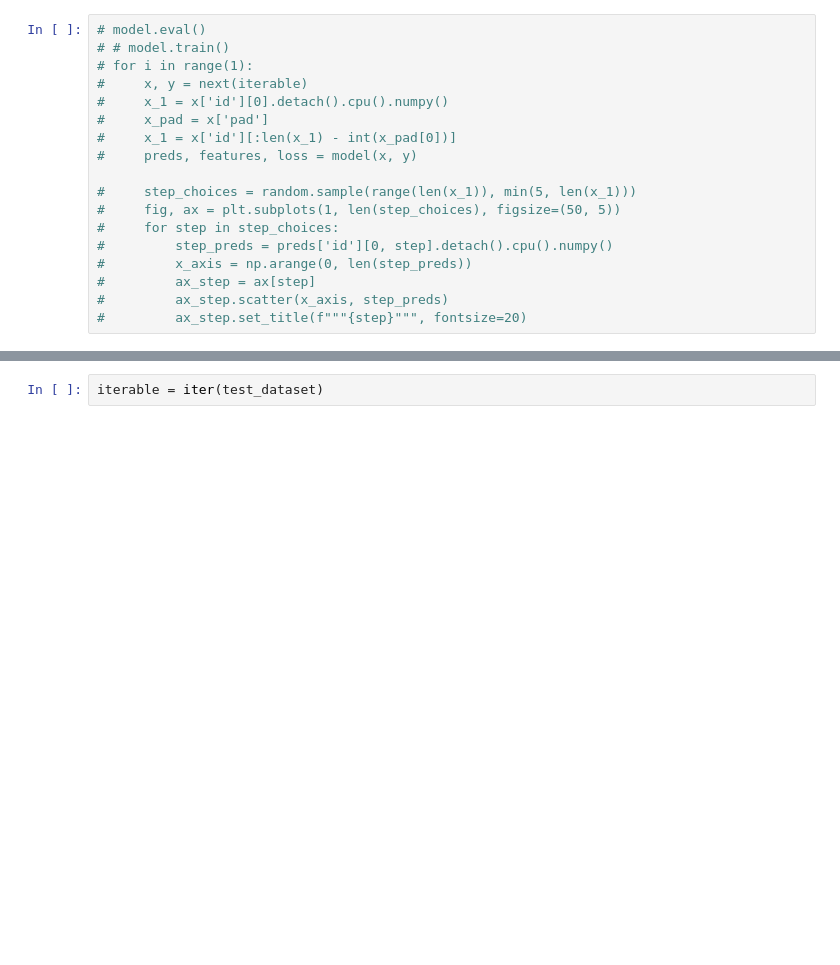
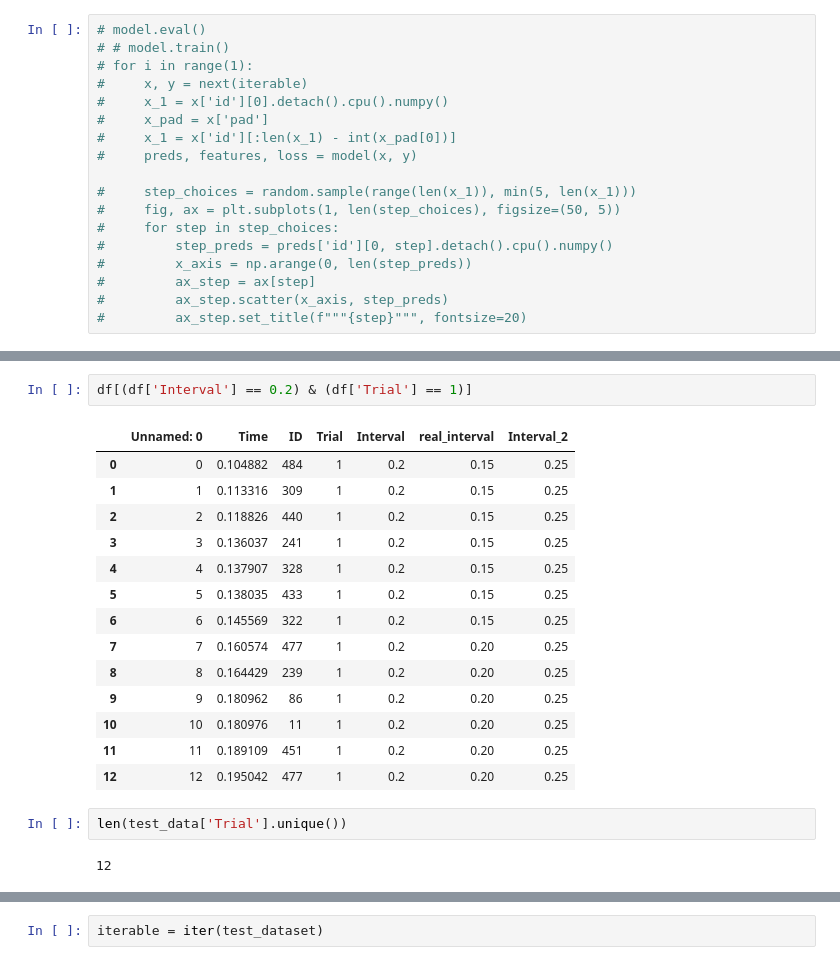
Before and after one commit to a-antoniades/neuroformer_, a Jupyter notebook: neuroformer_OneCombo3_V1AL_classify.ipynb, the cells around one changed output, grey strips where cells are left out. Drawn from its saved outputs; the diff is of its cells as text; blank space fills up the shorter version.

```diff
--- a/neuroformer_OneCombo3_V1AL_classify.ipynb
+++ b/neuroformer_OneCombo3_V1AL_classify.ipynb
@@ -595,3 +593,24 @@ f_idx torch.Size([1, 2])
+# %%
+df[(df['Interval'] == 0.2) & (df['Trial'] == 1)]
+# %% [output]
+|  | Unnamed: 0 | Time | ID | Trial | Interval | real_interval | Interval_2 |
+| 0 | 0 | 0.104882 | 484 | 1 | 0.2 | 0.15 | 0.25 |
+| 1 | 1 | 0.113316 | 309 | 1 | 0.2 | 0.15 | 0.25 |
+| 2 | 2 | 0.118826 | 440 | 1 | 0.2 | 0.15 | 0.25 |
+| 3 | 3 | 0.136037 | 241 | 1 | 0.2 | 0.15 | 0.25 |
+| 4 | 4 | 0.137907 | 328 | 1 | 0.2 | 0.15 | 0.25 |
+| 5 | 5 | 0.138035 | 433 | 1 | 0.2 | 0.15 | 0.25 |
+| 6 | 6 | 0.145569 | 322 | 1 | 0.2 | 0.15 | 0.25 |
+| 7 | 7 | 0.160574 | 477 | 1 | 0.2 | 0.20 | 0.25 |
+| 8 | 8 | 0.164429 | 239 | 1 | 0.2 | 0.20 | 0.25 |
+| 9 | 9 | 0.180962 | 86 | 1 | 0.2 | 0.20 | 0.25 |
+| 10 | 10 | 0.180976 | 11 | 1 | 0.2 | 0.20 | 0.25 |
+| 11 | 11 | 0.189109 | 451 | 1 | 0.2 | 0.20 | 0.25 |
+| 12 | 12 | 0.195042 | 477 | 1 | 0.2 | 0.20 | 0.25 |
+# %%
+len(test_data['Trial'].unique())
+# %% [output]
+12
 # %%
 from neuroformer.utils import predict_raster_recursive_time_auto, process_predictions
 
```
Also changed, not shown: parts of 18 cells of this notebook, 17 other files.
